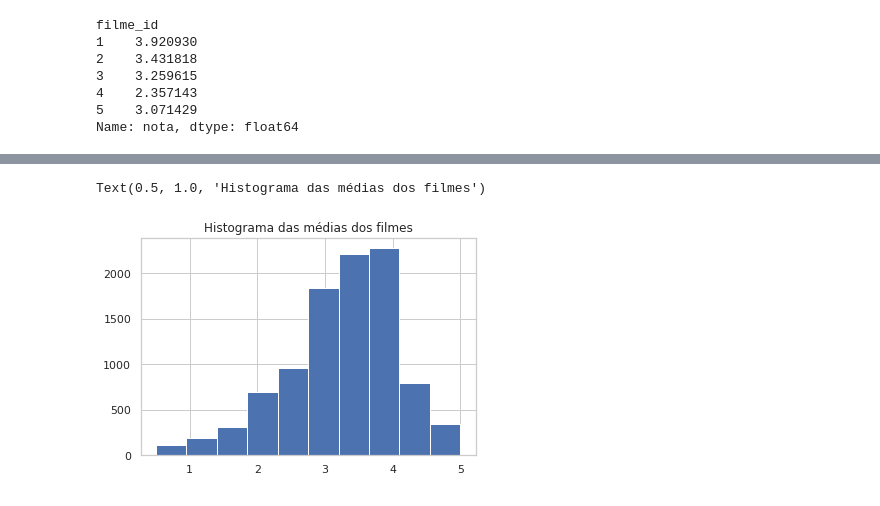
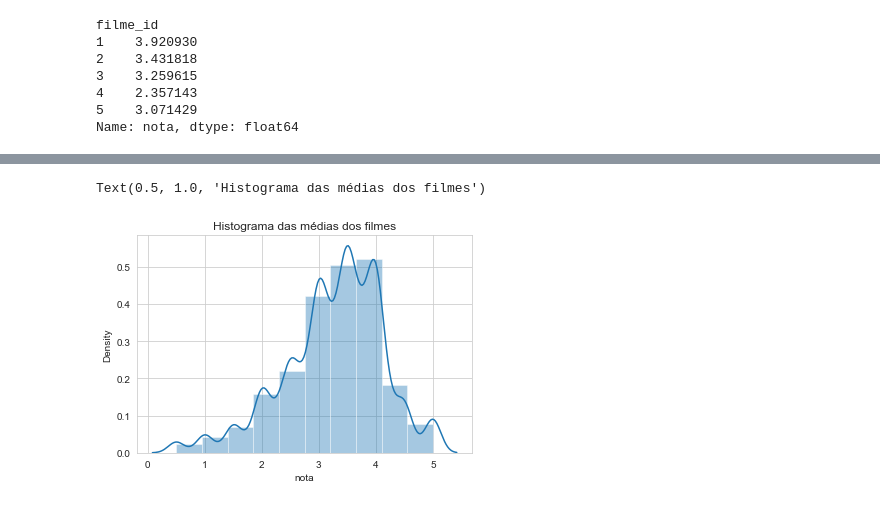
Before and after one commit to alletsc/estatistica_python, a Jupyter notebook: exploração_dados_alura/exploração_dados_filmes.ipynb, the cells around one changed output, grey strips where cells are left out. Saved outputs shown, nothing was run; the diff lists cells and outputs as text; code cells hidden in the pictures.

```diff
--- a/exploração_dados_alura/exploração_dados_filmes.ipynb
+++ b/exploração_dados_alura/exploração_dados_filmes.ipynb
@@ -140,7 +122,6 @@ sns.distplot(media_por_filme,bins=10)
 # %%
-
-plt.hist(media_por_filme)
+sns.distplot(media_por_filme,bins=10)
 plt.title("Histograma das médias dos filmes")
 # %% [output]
 Text(0.5, 1.0, 'Histograma das médias dos filmes')
-[figure, old version]
+[figure, new version]
```
Also changed, not shown: parts of 13 cells of this notebook, 1 other file.
